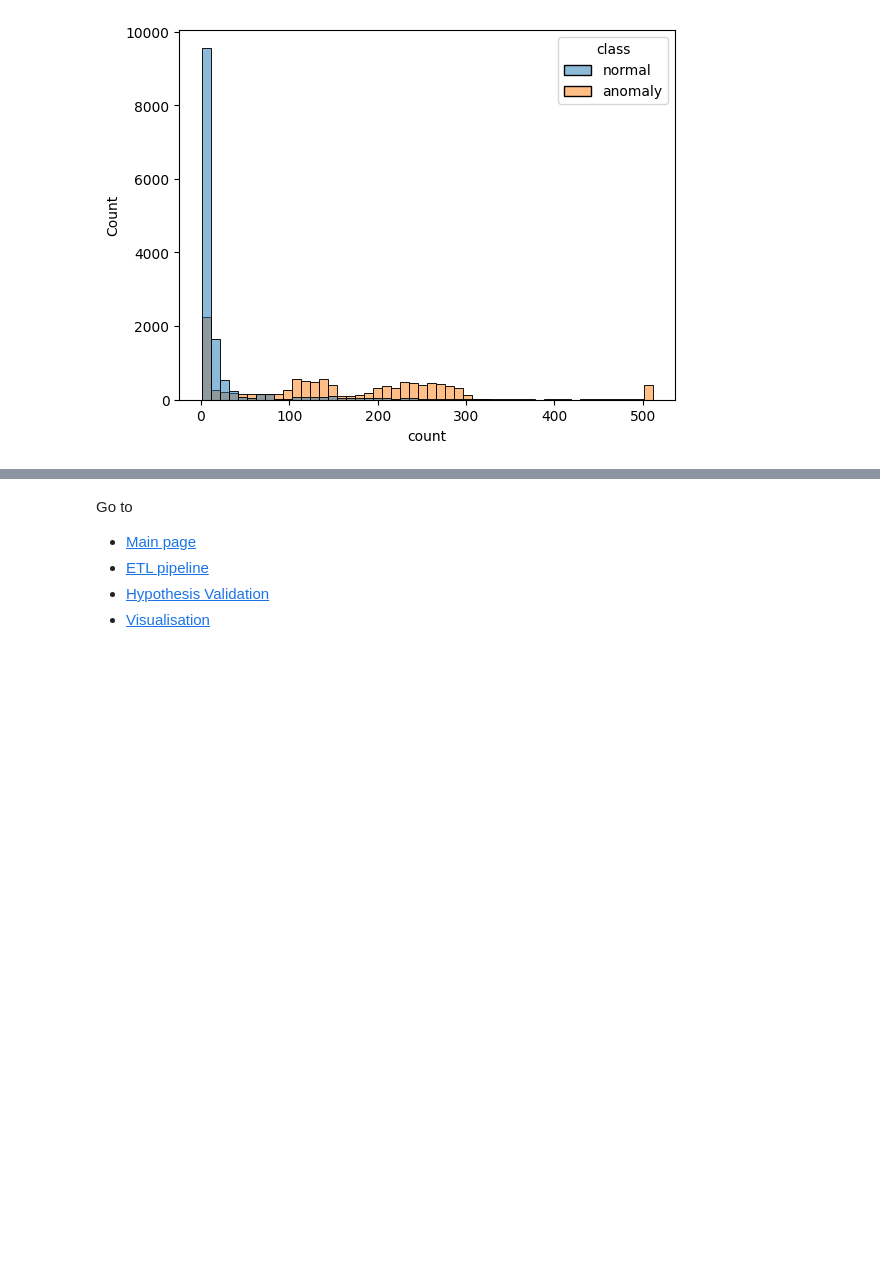
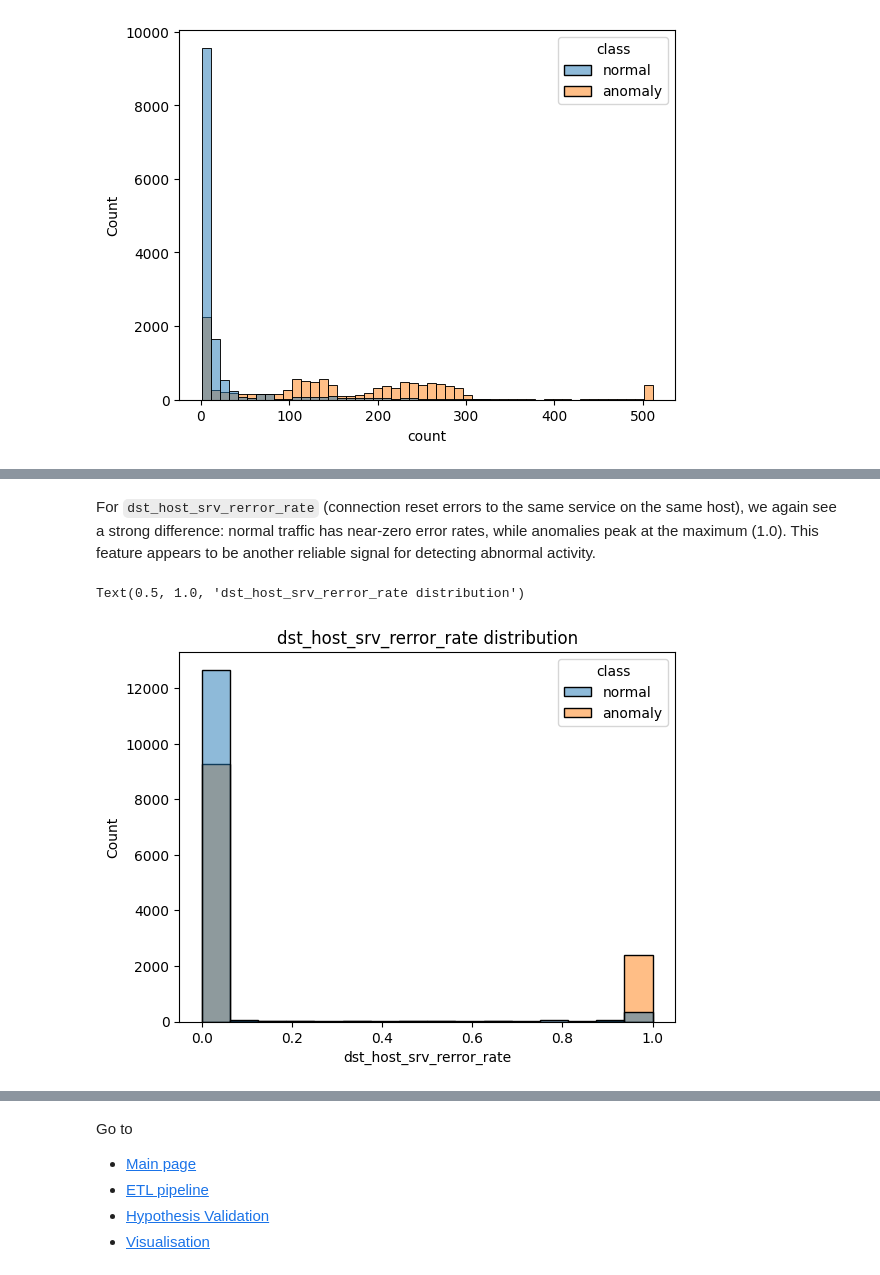
Before and after one commit to SelinaFischer/unmasking_hidden_cyber_threats_t5, a Jupyter notebook: jupyter_notebooks/2. eda_analysis.ipynb, the cells around one changed output, grey strips where cells are left out. Cells and saved outputs as stored; diff of their text form; code cells hidden in the pictures; blank space fills up the shorter version.

```diff
--- a/jupyter_notebooks/2. eda_analysis.ipynb
+++ b/jupyter_notebooks/2. eda_analysis.ipynb
@@ -163,0 +190,9 @@ The 'count' feature, which measures the number of recent connections to the same
+# %% [markdown]
+For `dst_host_srv_rerror_rate` (connection reset errors to the same service on the same host), we again see a strong difference: normal traffic has near-zero error rates, while anomalies peak at the maximum (1.0). This feature appears to be another reliable signal for detecting abnormal activity.
+# %%
+# dst_host_srv_rerror_rate histgram
+sns.histplot(data=df, x='dst_host_srv_rerror_rate', hue ='class')
+plt.title("dst_host_srv_rerror_rate distribution")
+# %% [output]
+Text(0.5, 1.0, 'dst_host_srv_rerror_rate distribution')
+[figure, added]
```
Also changed, not shown: parts of 10 cells of this notebook.
